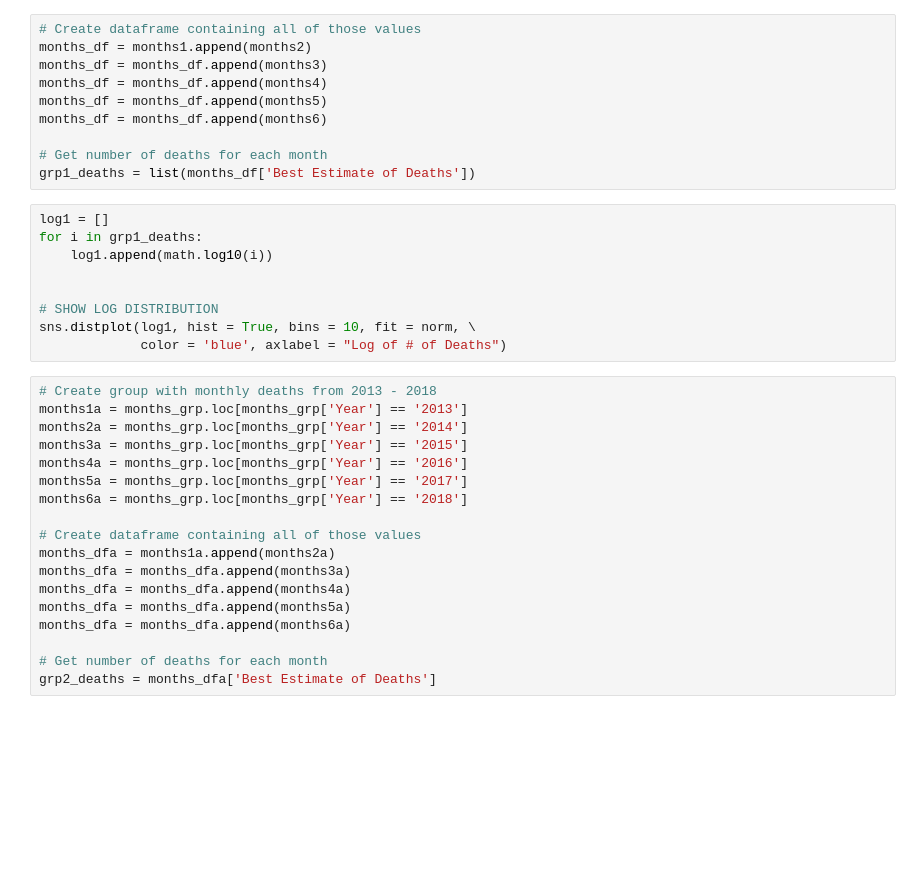
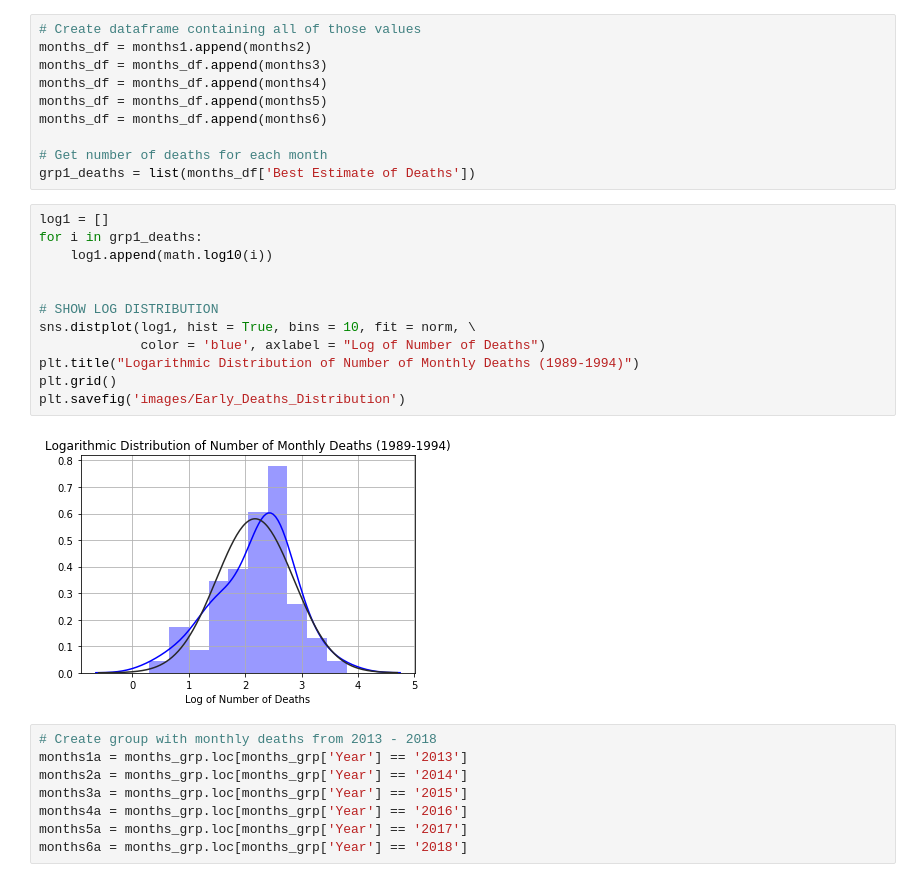
Before and after one commit to mmpatterson/civil-conflict, a Jupyter notebook: heatmap.ipynb, the cells around one changed output. Saved outputs shown, nothing was run; the diff lists cells and outputs as text; blank space fills up the shorter version.

```diff
--- a/heatmap.ipynb
+++ b/heatmap.ipynb
@@ -241,12 +229,17 @@ grp1_deaths = list(months_df['Best Estimate of Deaths'])
 # %%
 log1 = []
 for i in grp1_deaths:
     log1.append(math.log10(i))
 
 
 # SHOW LOG DISTRIBUTION
 sns.distplot(log1, hist = True, bins = 10, fit = norm, \
-             color = 'blue', axlabel = "Log of # of Deaths")
+             color = 'blue', axlabel = "Log of Number of Deaths")
+plt.title("Logarithmic Distribution of Number of Monthly Deaths (1989-1994)")
+plt.grid()
+plt.savefig('images/Early_Deaths_Distribution')
+# %% [output]
+[figure, added]
 # %%
 # Create group with monthly deaths from 2013 - 2018
 months1a = months_grp.loc[months_grp['Year'] == '2013']
@@ -255,13 +248,3 @@ months3a = months_grp.loc[months_grp['Year'] == '2015']
 months4a = months_grp.loc[months_grp['Year'] == '2016']
 months5a = months_grp.loc[months_grp['Year'] == '2017']
 months6a = months_grp.loc[months_grp['Year'] == '2018']
-
-# Create dataframe containing all of those values
-months_dfa = months1a.append(months2a)
-months_dfa = months_dfa.append(months3a)
-months_dfa = months_dfa.append(months4a)
-months_dfa = months_dfa.append(months5a)
-months_dfa = months_dfa.append(months6a)
-
-# Get number of deaths for each month
-grp2_deaths = months_dfa['Best Estimate of Deaths']
```
Also changed, not shown: parts of 13 cells of this notebook, 5 other files.
